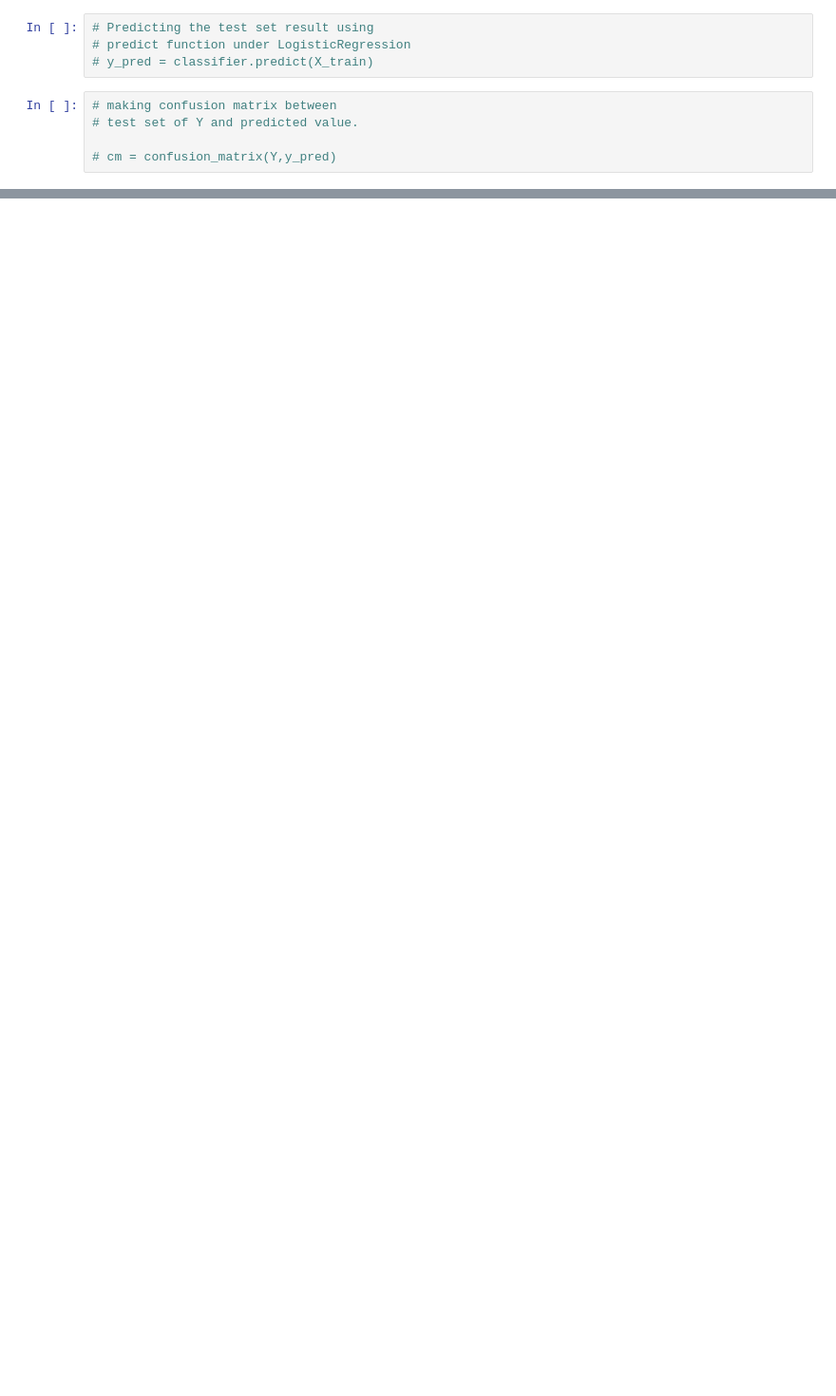
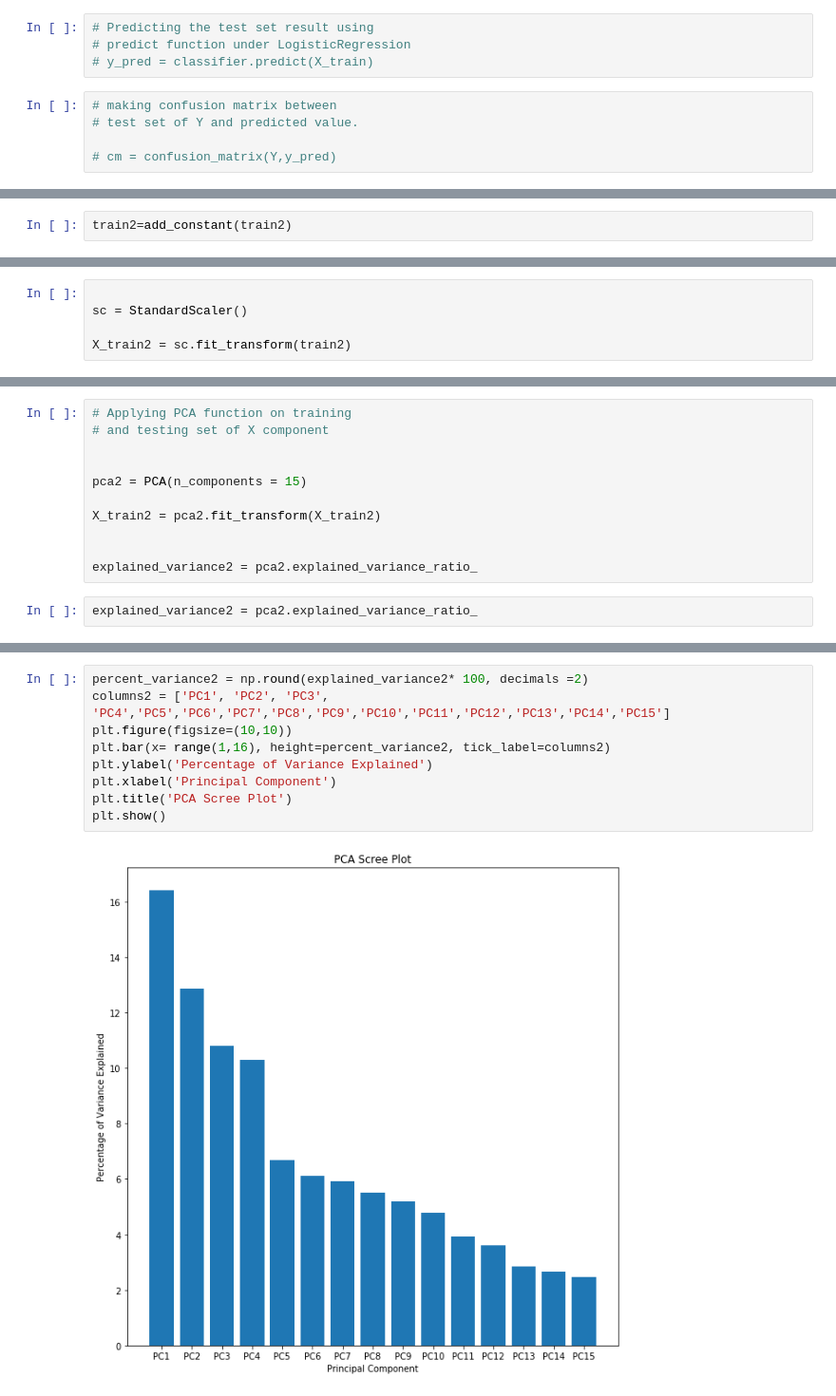
Before and after one commit to shreyabhandarii/Credit-Line-Classification, a Jupyter notebook: code.ipynb, the cells around one changed output, grey strips where cells are left out. Shown: that part at 95% size. Cells and saved outputs as stored; diff of their text form; blank space fills up the shorter version.

```diff
--- a/code.ipynb
+++ b/code.ipynb
@@ -822,0 +977,2 @@ array([[    1,   428,  3318],
+# %%
+train2=add_constant(train2)
@@ -822,0 +1014,5 @@ array([[    1,   428,  3318],
+# %%
+
+sc = StandardScaler()
+
+X_train2 = sc.fit_transform(train2)
@@ -822,0 +1058,13 @@ array([[    1,   428,  3318],
+# %%
+# Applying PCA function on training
+# and testing set of X component
+
+
+pca2 = PCA(n_components = 15)
+
+X_train2 = pca2.fit_transform(X_train2)
+
+
+explained_variance2 = pca2.explained_variance_ratio_
+# %%
+explained_variance2 = pca2.explained_variance_ratio_
@@ -822,0 +1079,11 @@ array([[    1,   428,  3318],
+# %%
+percent_variance2 = np.round(explained_variance2* 100, decimals =2)
+columns2 = ['PC1', 'PC2', 'PC3', 'PC4','PC5','PC6','PC7','PC8','PC9','PC10','PC11','PC12','PC13','PC14','PC15']
+plt.figure(figsize=(10,10))
+plt.bar(x= range(1,16), height=percent_variance2, tick_label=columns2)
+plt.ylabel('Percentage of Variance Explained')
+plt.xlabel('Principal Component')
+plt.title('PCA Scree Plot')
+plt.show()
+# %% [output]
+[figure, added]
```
Also changed, not shown: parts of 68 cells of this notebook.
